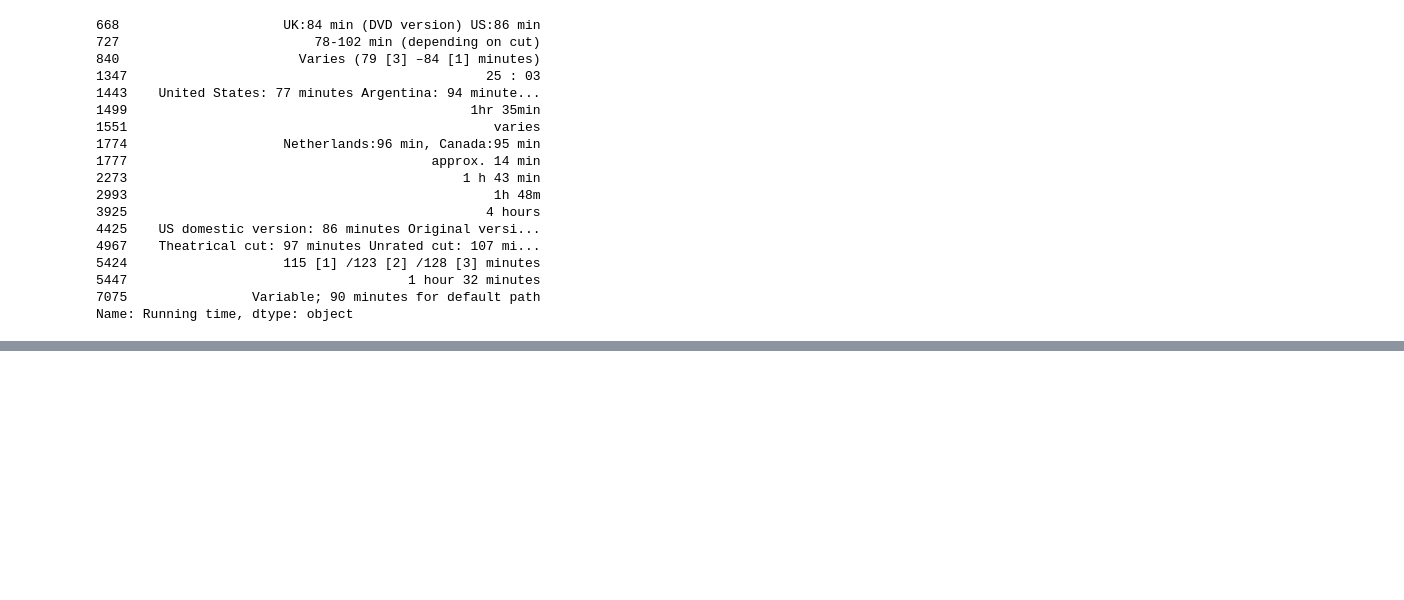
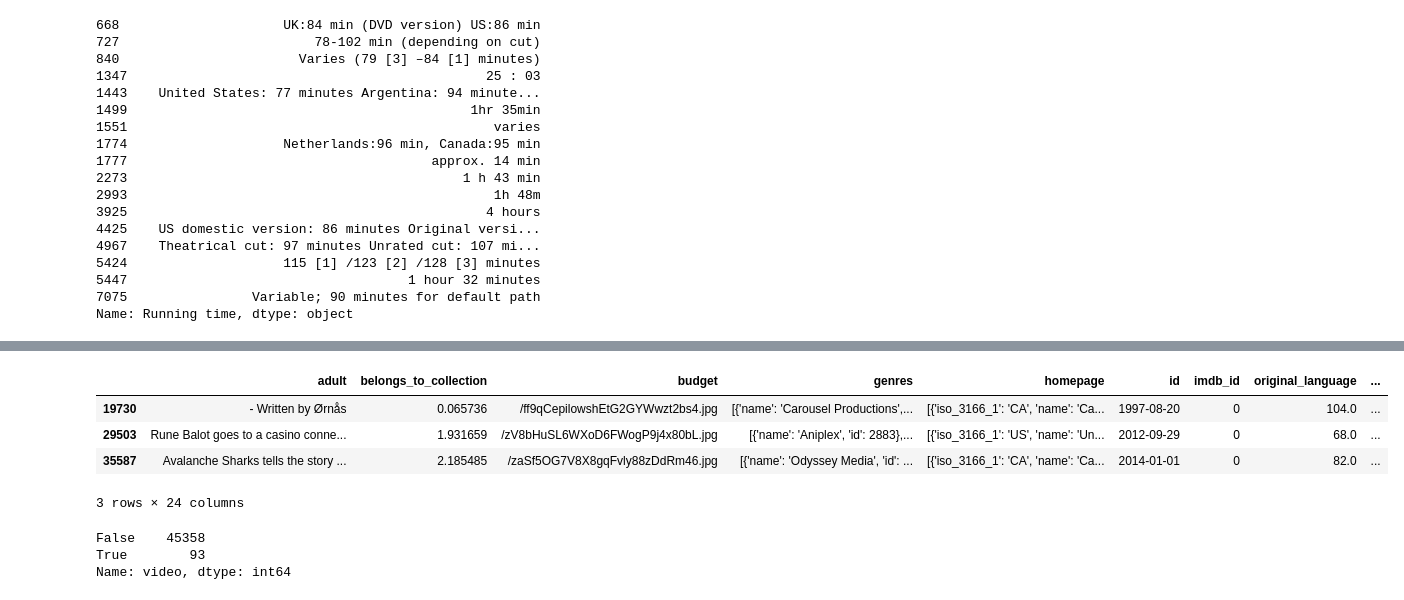
Before and after one commit to Oseriki/Movies-ETL, a Jupyter notebook: wiki_movies_data.ipynb, the cells around one changed output, grey strips where cells are left out. Cells and saved outputs as stored; diff of their text form; code cells hidden in the pictures; blank space fills up the shorter version.

```diff
--- a/wiki_movies_data.ipynb
+++ b/wiki_movies_data.ipynb
@@ -778,0 +847,15 @@ wiki_movies_df.drop('Running time', axis=1, inplace=True)
+# %%
+# Clearly, we have some bad data in here. Let's remove it.
+
+# To remove the bad data, use the following:
+kaggle_metadata[~kaggle_metadata['adult'].isin(['True','False'])]
+
+#Output below shows the three movies that appear to have corrupted data:
+# The biggest concern is that none of the data in these rows looks like an imdb_id. Since that's missing,
+# there's no amount of rearranging that will make these rows into good data. We're just going to have to drop them.
+# %% [output]
+|  | adult | belongs_to_collection | budget | genres | homepage | id | imdb_id | original_language | ... |
+| 19730 | - Written by Ørnås | 0.065736 | /ff9qCepilowshEtG2GYWwzt2bs4.jpg | [{'name': 'Carousel Productions',... | [{'iso_3166_1': 'CA', 'name': 'Ca... | 1997-08-20 | 0 | 104.0 | ... |
+| 29503 | Rune Balot goes to a casino conne... | 1.931659 | /zV8bHuSL6WXoD6FWogP9j4x80bL.jpg | [{'name': 'Aniplex', 'id': 2883},... | [{'iso_3166_1': 'US', 'name': 'Un... | 2012-09-29 | 0 | 68.0 | ... |
+| 35587 | Avalanche Sharks tells the story ... | 2.185485 | /zaSf5OG7V8X8gqFvly88zDdRm46.jpg | [{'name': 'Odyssey Media', 'id': ... | [{'iso_3166_1': 'CA', 'name': 'Ca... | 2014-01-01 | 0 | 82.0 | ... |
+3 rows × 24 columns
@@ -778,0 +865,9 @@ wiki_movies_df.drop('Running time', axis=1, inplace=True)
+# %%
+# Next, we'll look at the values of the video column:
+kaggle_metadata['video'].value_counts()
+
+# Output below shows there are only False and True values. We can convert video fairly easily.Convert Data Types
+# %% [output]
+False    45358
+True        93
+Name: video, dtype: int64
```
Also changed, not shown: parts of 14 cells of this notebook, 1 other file.
